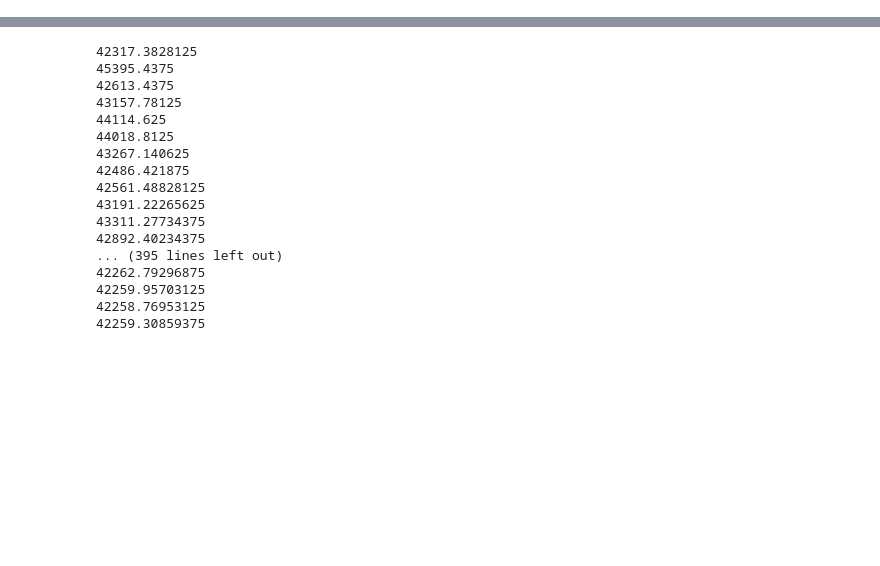
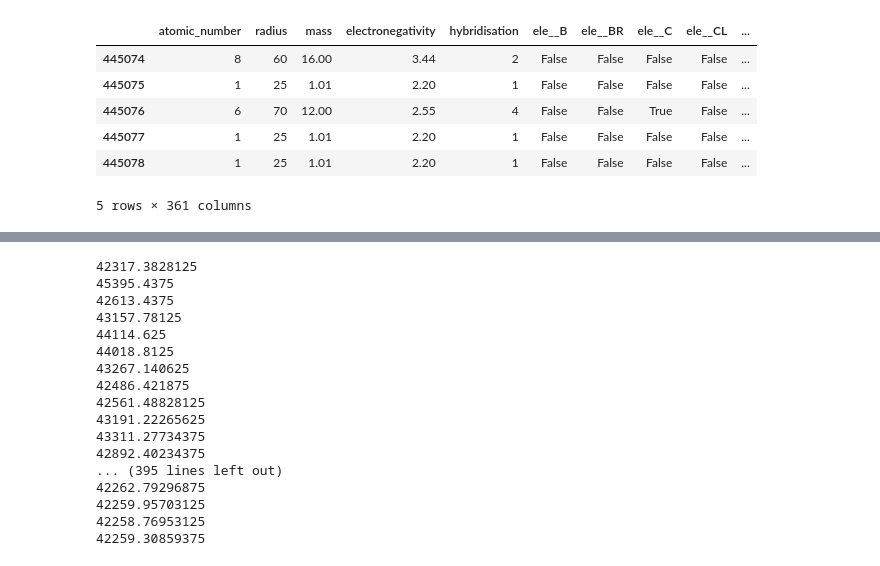
Before and after one commit to OMaraLab/NXMol, a Jupyter notebook: src/Untitled.ipynb, the cells around one changed output, grey strips where cells are left out. Drawn from its saved outputs; the diff is of its cells as text; code cells hidden in the pictures; blank space fills up the shorter version.

```diff
--- a/src/Untitled.ipynb
+++ b/src/Untitled.ipynb
@@ -106,3 +102,13 @@ norm_n_df = norm.transform(n_df)
 # %%
 comb_graph = dgl.batch([graphs[str(x)] for x in sorted_keys])
 #nx.draw(dgl.to_networkx(graphs['21']), with_labels=True)
+# %%
+n_df.tail()
+# %% [output]
+|  | atomic_number | radius | mass | electronegativity | hybridisation | ele__B | ele__BR | ele__C | ele__CL | ... |
+| 445074 | 8 | 60 | 16.00 | 3.44 | 2 | False | False | False | False | ... |
+| 445075 | 1 | 25 | 1.01 | 2.20 | 1 | False | False | False | False | ... |
+| 445076 | 6 | 70 | 12.00 | 2.55 | 4 | False | False | True | False | ... |
+| 445077 | 1 | 25 | 1.01 | 2.20 | 1 | False | False | False | False | ... |
+| 445078 | 1 | 25 | 1.01 | 2.20 | 1 | False | False | False | False | ... |
+5 rows × 361 columns
```
Also changed, not shown: parts of 19 cells of this notebook, 6 other files.
